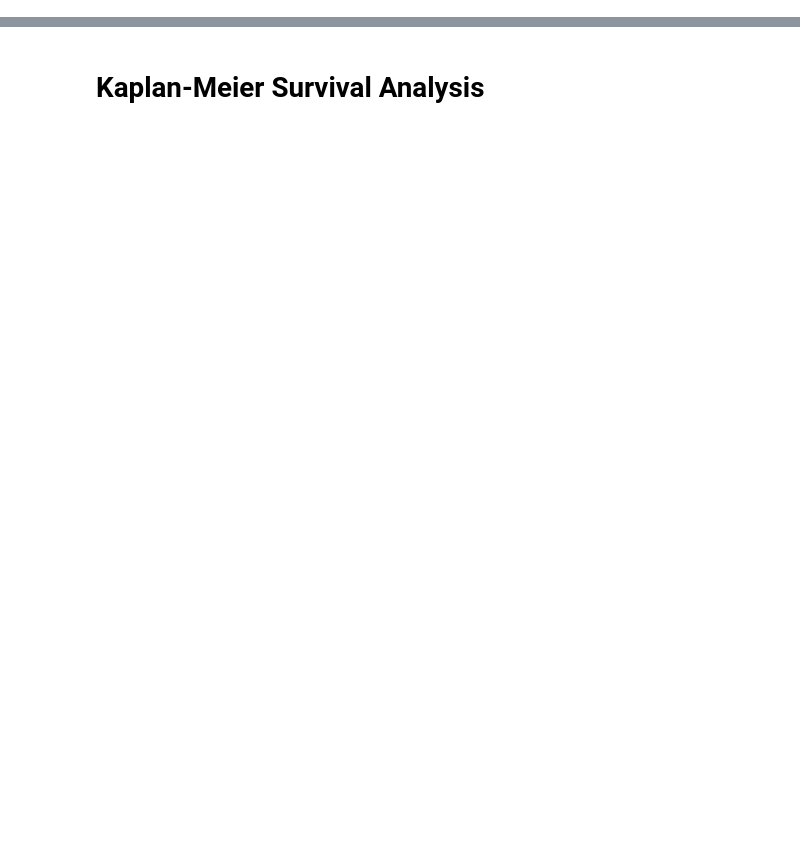
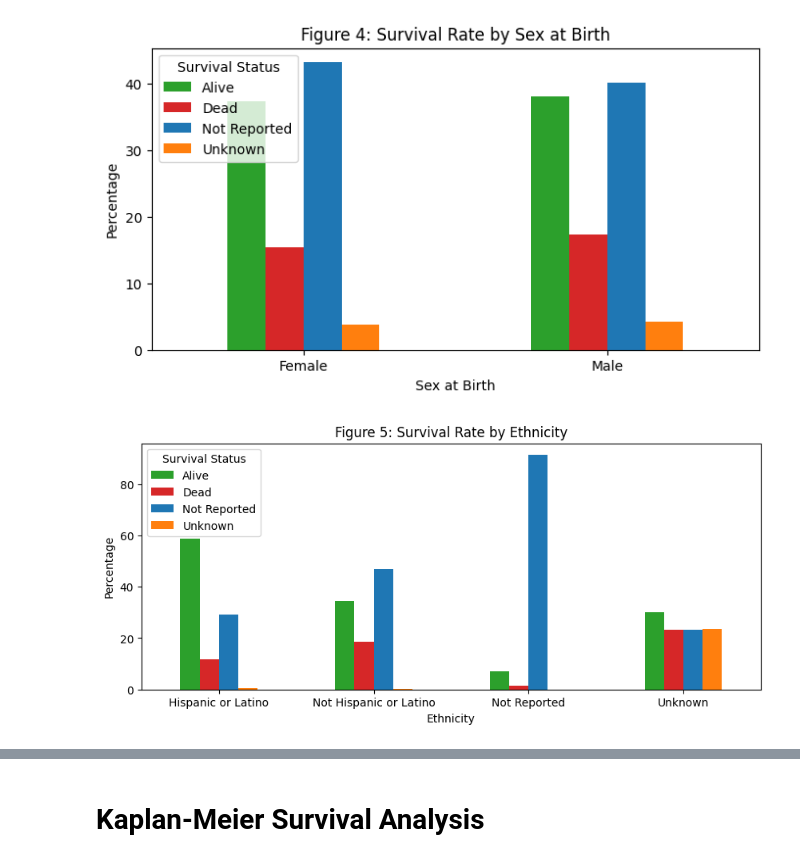
Before and after one commit to sky-yng/Prognosis_Pediatric_Cancer, a Jupyter notebook: Pediatric_Cancer_Prognosis.ipynb, the cells around one changed output, grey strips where cells are left out. Drawn from its saved outputs; the diff is of its cells as text; code cells hidden in the pictures; blank space fills up the shorter version.

```diff
--- a/Pediatric_Cancer_Prognosis.ipynb
+++ b/Pediatric_Cancer_Prognosis.ipynb
@@ -72,0 +67,34 @@ plt.show()
+# %%
+import pandas as pd
+import matplotlib.pyplot as plt
+
+# Assuming you have already loaded your data into the 'data' DataFrame
+
+# Survival Rate by Sex at Birth
+survival_by_sex = data.groupby(['Sex at Birth', 'Last Known Survival Status']).size().unstack()
+survival_rates_by_sex = (survival_by_sex.div(survival_by_sex.sum(axis=1), axis=0) * 100).fillna(0)
+
+# Plot Figure 4: Survival Rate by Sex at Birth with distinct colors for each status
+ax1 = survival_rates_by_sex.plot(kind='bar', stacked=False, color=['#2ca02c', '#d62728', '#1f77b4', '#ff7f0e'], figsize=(8, 4))
+plt.title('Figure 4: Survival Rate by Sex at Birth')
+plt.xlabel('Sex at Birth')
+plt.ylabel('Percentage')
+plt.xticks(rotation=0, ha='center', wrap=True)
+plt.legend(title='Survival Status', loc='upper left', bbox_to_anchor=(0, 1))
+plt.show()
+
+# Survival Rate by Ethnicity
+survival_by_ethnicity = data.groupby(['Ethnicity', 'Last Known Survival Status']).size().unstack()
+survival_rates_by_ethnicity = (survival_by_ethnicity.div(survival_by_ethnicity.sum(axis=1), axis=0) * 100).fillna(0)
+
+# Plot Figure 5: Survival Rate by Ethnicity with distinct colors for each status
+ax2 = survival_rates_by_ethnicity.plot(kind='bar', stacked=False, color=['#2ca02c', '#d62728', '#1f77b4', '#ff7f0e'], figsize=(10, 4))
+plt.title('Figure 5: Survival Rate by Ethnicity')
+plt.xlabel('Ethnicity')
+plt.ylabel('Percentage')
+plt.xticks(rotation=0, ha='center', wrap=True)
+plt.legend(title='Survival Status', loc='upper left', bbox_to_anchor=(0, 1))
+plt.show()
+# %% [output]
+[figure, added]
+[figure, added]
```
Also changed, not shown: parts of 44 cells of this notebook, 1 other file.
